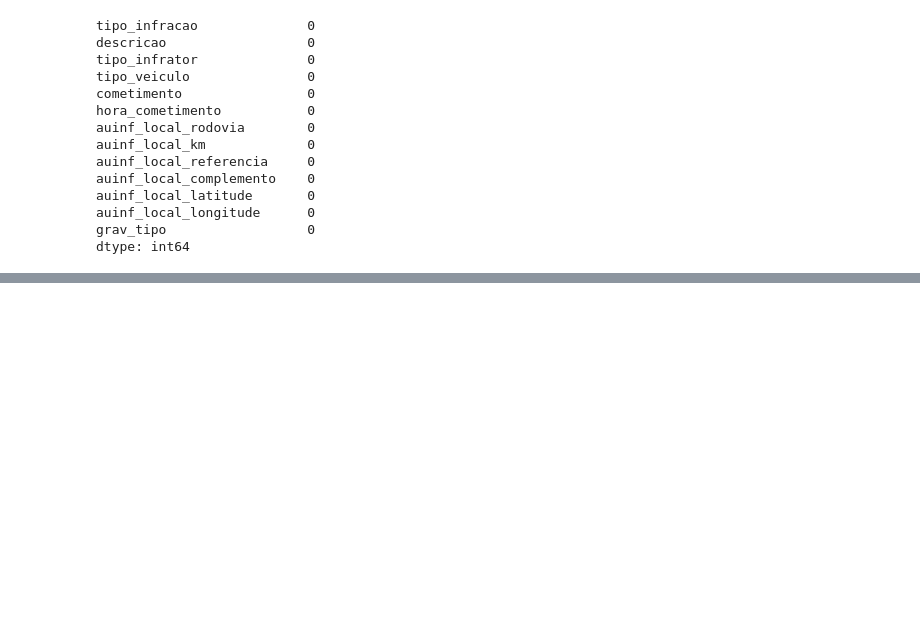
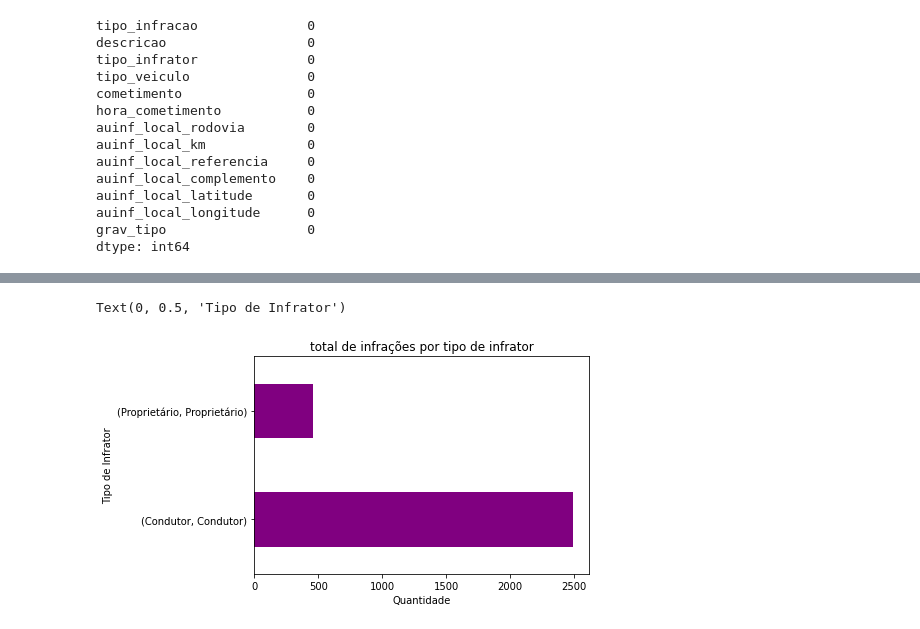
Before and after one commit to Squinsan/projeto1-DataAnalysisHSMuCode, a Jupyter notebook: pandas.ipynb, the cells around one changed output, grey strips where cells are left out. Drawn from its saved outputs; the diff is of its cells as text; code cells hidden in the pictures; blank space fills up the shorter version.

```diff
--- a/pandas.ipynb
+++ b/pandas.ipynb
@@ -148,0 +169,8 @@ dtype: int64
+# %%
+# o total de infrações por tipo de infrator, como condutor e proprietário.
+dfPorTopoInfrator =  df.groupby("tipo_infrator")["tipo_infrator"].value_counts(ascending=False).plot.barh(title = "total de infrações por tipo de infrator", color="purple")
+plt.xlabel("Quantidade")
+plt.ylabel("Tipo de Infrator")
+# %% [output]
+Text(0, 0.5, 'Tipo de Infrator')
+[figure, added]
```
Also changed, not shown: parts of 3 cells of this notebook.
